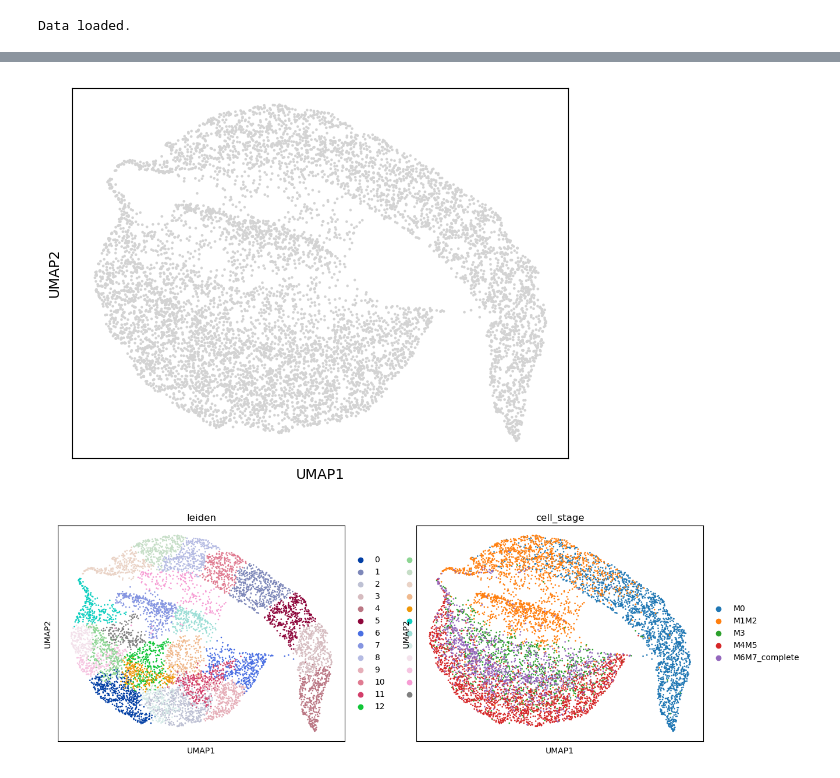
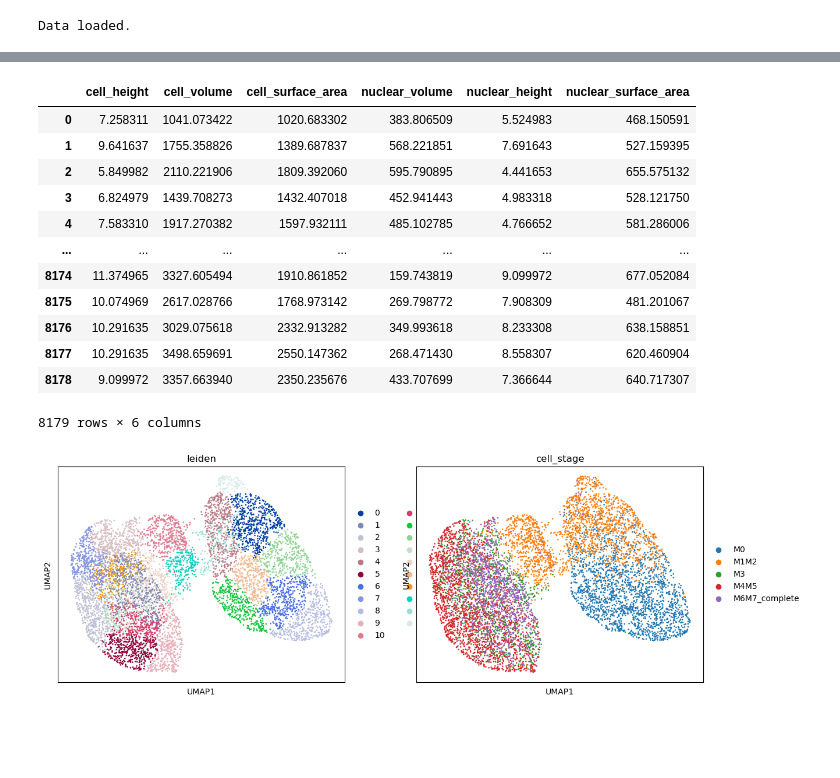
Before and after one commit to cwinsnes/cytodata-hackathon-base, a Jupyter notebook: pseudotime/pseudotime_analysis.ipynb, the cells around one changed output, grey strips where cells are left out. Drawn from its saved outputs; the diff is of its cells as text; code cells hidden in the pictures; blank space fills up the shorter version.

```diff
--- a/pseudotime/pseudotime_analysis.ipynb
+++ b/pseudotime/pseudotime_analysis.ipynb
@@ -67,22 +68,38 @@ data_sub = data.filter(items=['cell_height',
                             'nuclear_volume',
                             'nuclear_height',
                             'nuclear_surface_area'], axis=1)
+# %%
+data_sub
+# %% [output]
+|  | cell_height | cell_volume | cell_surface_area | nuclear_volume | nuclear_height | nuclear_surface_area |
+| 0 | 7.258311 | 1041.073422 | 1020.683302 | 383.806509 | 5.524983 | 468.150591 |
+| 1 | 9.641637 | 1755.358826 | 1389.687837 | 568.221851 | 7.691643 | 527.159395 |
+| 2 | 5.849982 | 2110.221906 | 1809.392060 | 595.790895 | 4.441653 | 655.575132 |
+| 3 | 6.824979 | 1439.708273 | 1432.407018 | 452.941443 | 4.983318 | 528.121750 |
+| 4 | 7.583310 | 1917.270382 | 1597.932111 | 485.102785 | 4.766652 | 581.286006 |
+| ... | ... | ... | ... | ... | ... | ... |
+| 8174 | 11.374965 | 3327.605494 | 1910.861852 | 159.743819 | 9.099972 | 677.052084 |
+| 8175 | 10.074969 | 2617.028766 | 1768.973142 | 269.798772 | 7.908309 | 481.201067 |
+| 8176 | 10.291635 | 3029.075618 | 2332.913282 | 349.993618 | 8.233308 | 638.158851 |
+| 8177 | 10.291635 | 3498.659691 | 2550.147362 | 268.471430 | 8.558307 | 620.460904 |
+| 8178 | 9.099972 | 3357.663940 | 2350.235676 | 433.707699 | 7.366644 | 640.717307 |
+8179 rows × 6 columns
 # %%
 # Convert data to AnnData
 obj = sc.AnnData(data_sub)
 
 obj.obs['cell_stage'] = data['cell_stage'].values
+obj.obs['CellId'] = data['CellId'].values
+
+# Scale
+sc.pp.scale(obj)
 # %%
 # Calculate neighborhood graph
 sc.pp.neighbors(obj, n_pcs=0)
 # %%
 # Plot UMAP
 sc.tl.leiden(obj)
 sc.tl.umap(obj)
-sc.pl.umap(obj)
+sc.pl.umap(obj, color=['leiden','cell_stage'])
 # %% [output]
-[figure, old version]
+[figure, new version]
-# %%
-sc.pl.umap(obj, color=['leiden','cell_stage'])
-# %% [output]
-[figure, removed]
```
Also changed, not shown: parts of 9 cells of this notebook.
